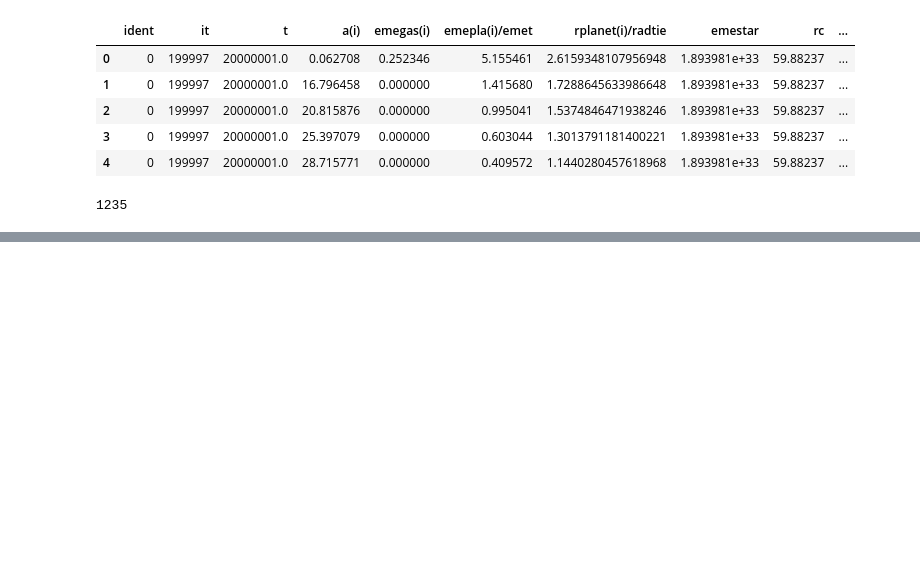
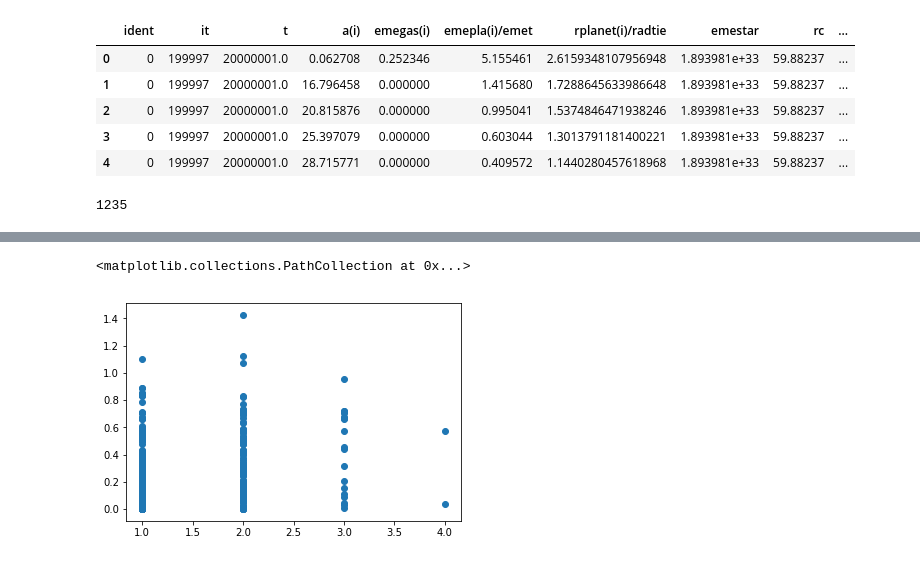
Before and after one commit to saint-germain/planetas_datos, a Jupyter notebook: dataprep.ipynb, the cells around one changed output, grey strips where cells are left out. Drawn from its saved outputs; the diff is of its cells as text; code cells hidden in the pictures; blank space fills up the shorter version.

```diff
--- a/dataprep.ipynb
+++ b/dataprep.ipynb
@@ -168,0 +194,5 @@ Systems with giant planets: 434
+# %%
+plt.scatter(dnpg.nplanets,dnpg.massefficiency)
+# %% [output]
+<matplotlib.collections.PathCollection at 0x...>
+[figure, added]
```
Also changed, not shown: parts of 27 cells of this notebook.
